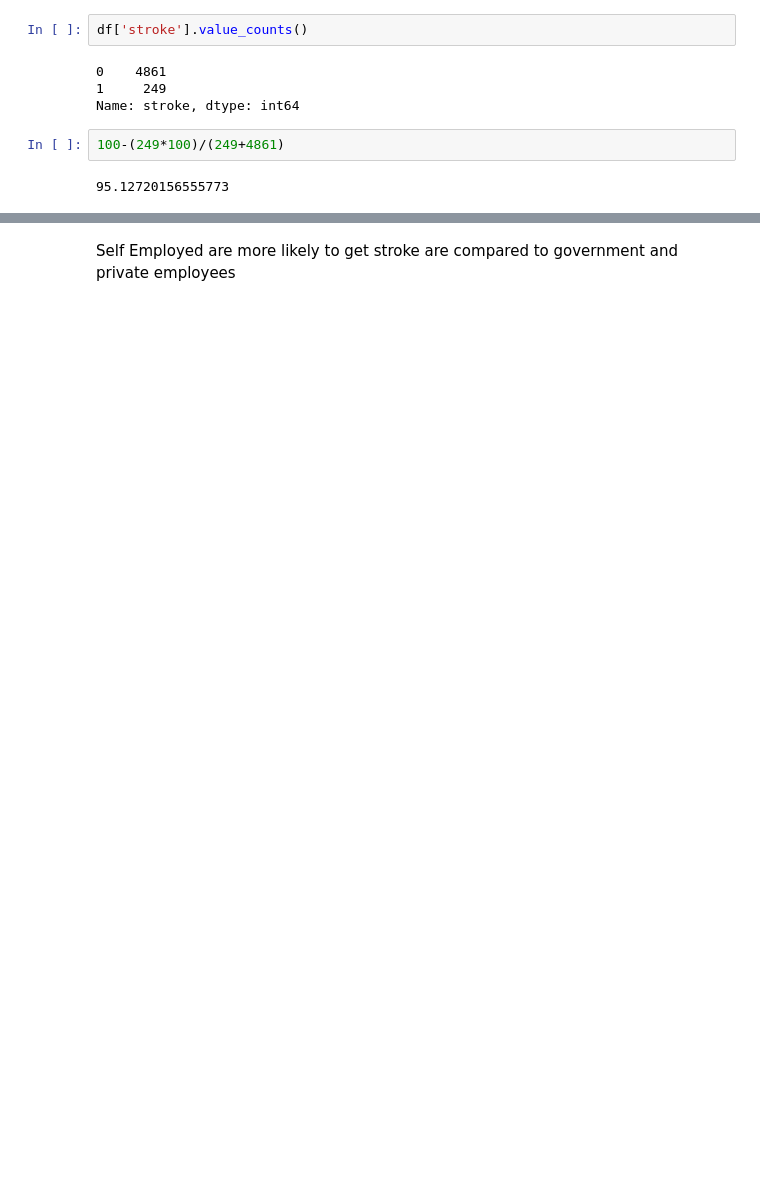
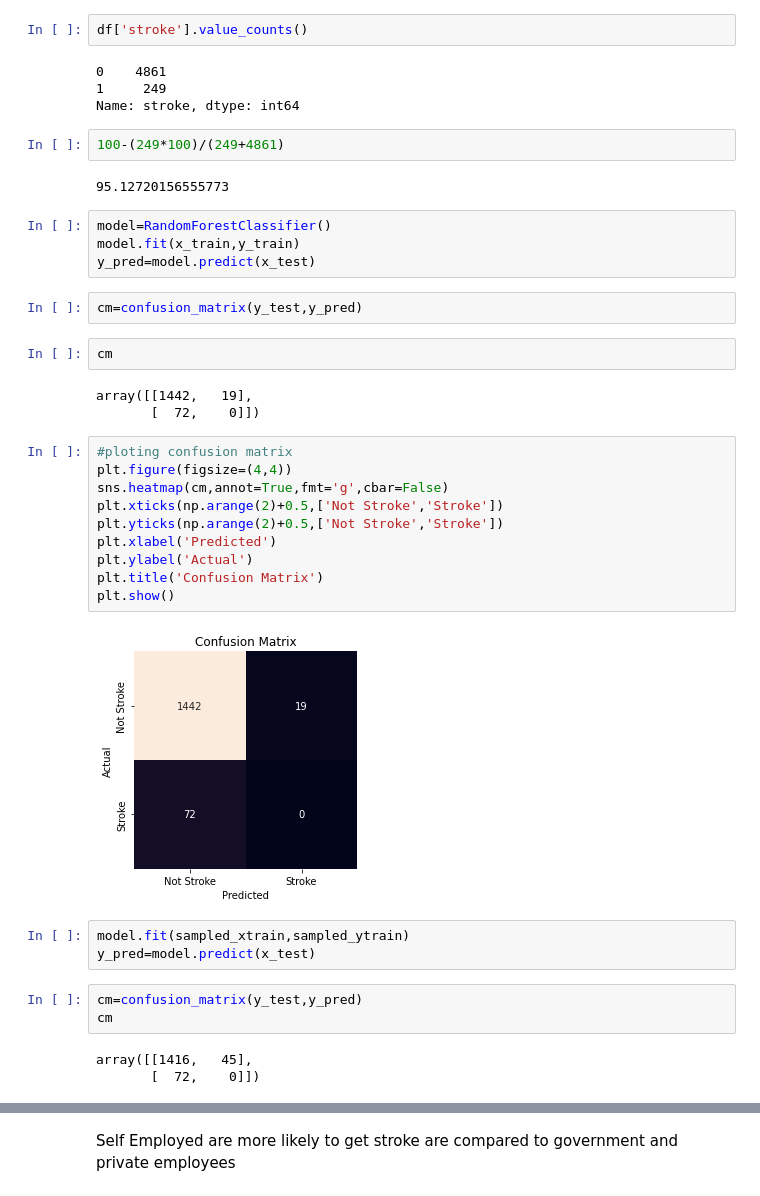
Before and after one commit to vijays4404/TimeSeries, a Jupyter notebook: class-imbalance-knimputer-classification-problem.ipynb, the cells around one changed output, grey strips where cells are left out. Cells and saved outputs as stored; diff of their text form; blank space fills up the shorter version.

```diff
--- a/class-imbalance-knimputer-classification-problem.ipynb
+++ b/class-imbalance-knimputer-classification-problem.ipynb
@@ -631,3 +666,35 @@ Name: stroke, dtype: int64
 100-(249*100)/(249+4861)
 # %% [output]
 95.12720156555773
+# %%
+model=RandomForestClassifier()
+model.fit(x_train,y_train)
+y_pred=model.predict(x_test)
+# %%
+cm=confusion_matrix(y_test,y_pred)
+# %%
+cm
+# %% [output]
+array([[1442,   19],
+       [  72,    0]])
+# %%
+#ploting confusion matrix
+plt.figure(figsize=(4,4))
+sns.heatmap(cm,annot=True,fmt='g',cbar=False)
+plt.xticks(np.arange(2)+0.5,['Not Stroke','Stroke'])
+plt.yticks(np.arange(2)+0.5,['Not Stroke','Stroke'])
+plt.xlabel('Predicted')
+plt.ylabel('Actual')
+plt.title('Confusion Matrix')
+plt.show()
+# %% [output]
+[figure, added]
+# %%
+model.fit(sampled_xtrain,sampled_ytrain)
+y_pred=model.predict(x_test)
+# %%
+cm=confusion_matrix(y_test,y_pred)
+cm
+# %% [output]
+array([[1416,   45],
+       [  72,    0]])
```
Also changed, not shown: parts of 12 cells of this notebook.
